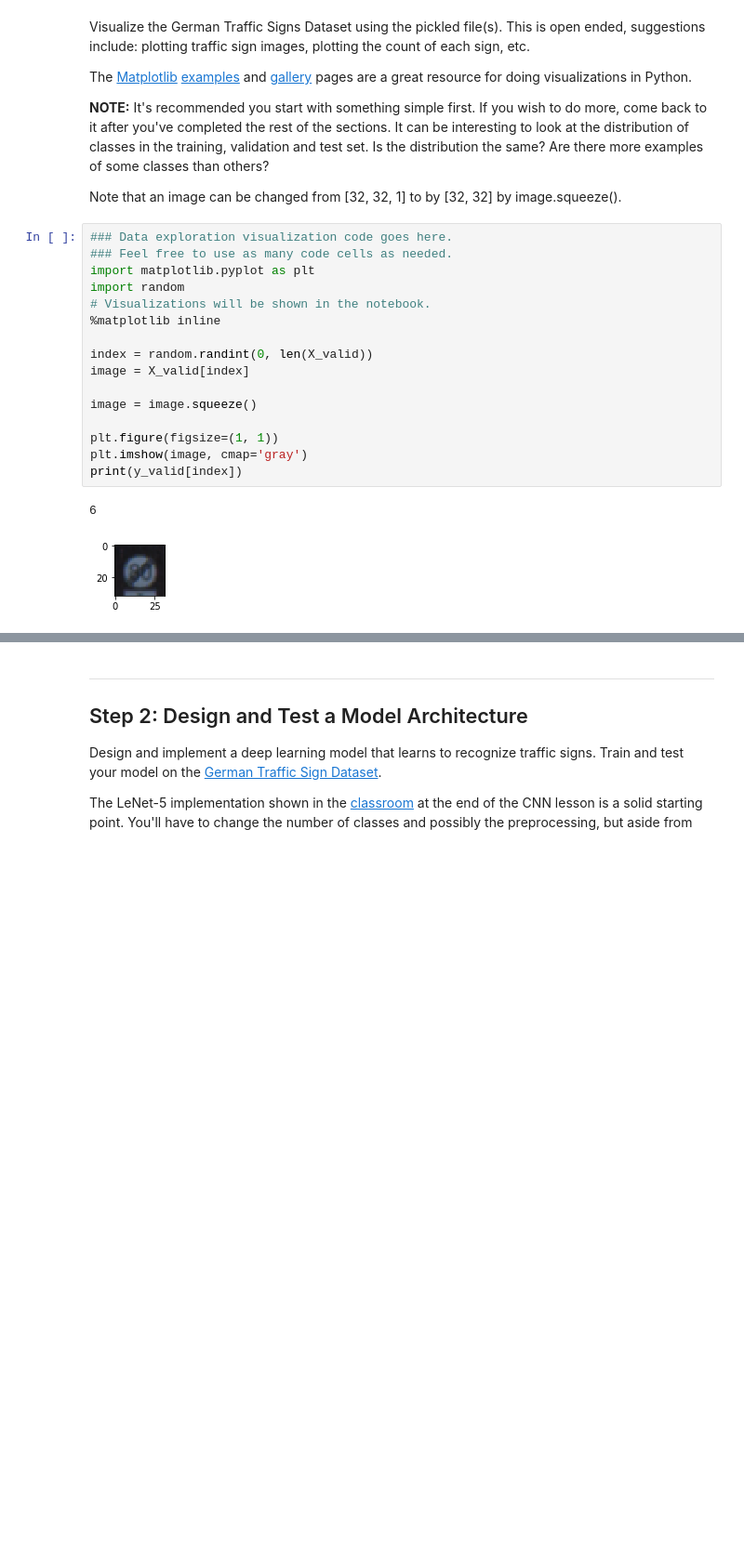
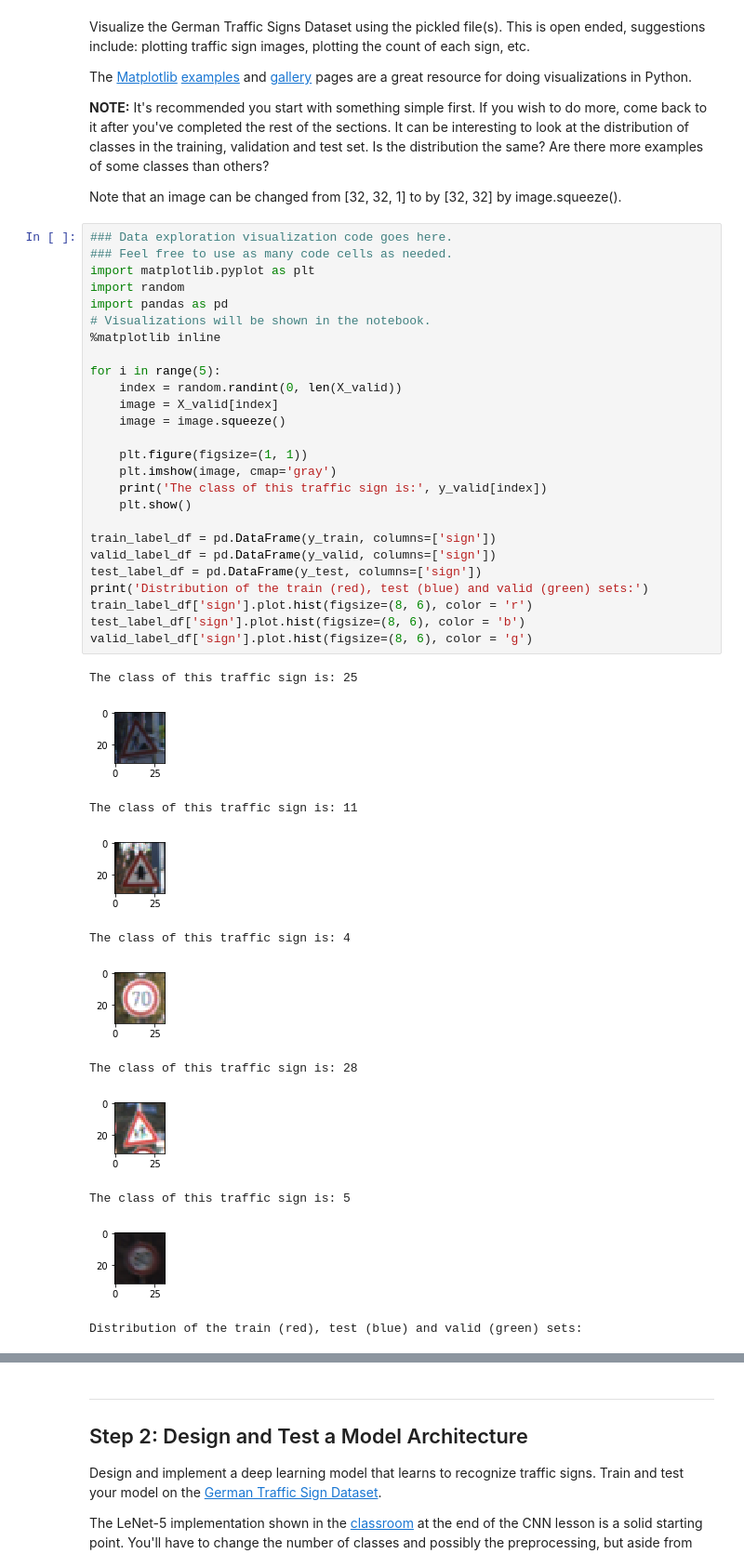
Before and after one commit to elffer/sdce, a Jupyter notebook: term_1/P2/Traffic_Sign_Classifier_Elffer_v3.ipynb, the cells around one changed output, grey strips where cells are left out. Shown at 93% size. Saved outputs shown, nothing was run; the diff lists cells and outputs as text; blank space fills up the shorter version.

```diff
--- a/term_1/P2/Traffic_Sign_Classifier_Elffer_v3.ipynb
+++ b/term_1/P2/Traffic_Sign_Classifier_Elffer_v3.ipynb
@@ -109,19 +109,38 @@ Note that an image can be changed from [32, 32, 1] to by [32, 32] by image.squee
 # %%
 ### Data exploration visualization code goes here.
 ### Feel free to use as many code cells as needed.
 import matplotlib.pyplot as plt
 import random
+import pandas as pd
 # Visualizations will be shown in the notebook.
 %matplotlib inline
 
-index = random.randint(0, len(X_valid))
-image = X_valid[index]
+for i in range(5):
+    index = random.randint(0, len(X_valid))
+    image = X_valid[index]
+    image = image.squeeze()
 
-image = image.squeeze()
+    plt.figure(figsize=(1, 1))
+    plt.imshow(image, cmap='gray')
+    print('The class of this traffic sign is:', y_valid[index])
+    plt.show()
 
-plt.figure(figsize=(1, 1))
-plt.imshow(image, cmap='gray')
-print(y_valid[index])
+train_label_df = pd.DataFrame(y_train, columns=['sign'])
+valid_label_df = pd.DataFrame(y_valid, columns=['sign'])
+test_label_df = pd.DataFrame(y_test, columns=['sign'])
+print('Distribution of the train (red), test (blue) and valid (green) sets:')
+train_label_df['sign'].plot.hist(figsize=(8, 6), color = 'r')
+test_label_df['sign'].plot.hist(figsize=(8, 6), color = 'b')
+valid_label_df['sign'].plot.hist(figsize=(8, 6), color = 'g')
 # %% [output]
-6
+The class of this traffic sign is: 25
-[figure, old version]
+[figure, new version]
+The class of this traffic sign is: 11
+[figure, added]
+The class of this traffic sign is: 4
+[figure, added]
+The class of this traffic sign is: 28
+[figure, added]
+The class of this traffic sign is: 5
+[figure, added]
+Distribution of the train (red), test (blue) and valid (green) sets:
```
Also changed, not shown: parts of 10 cells of this notebook, 17 other files.
